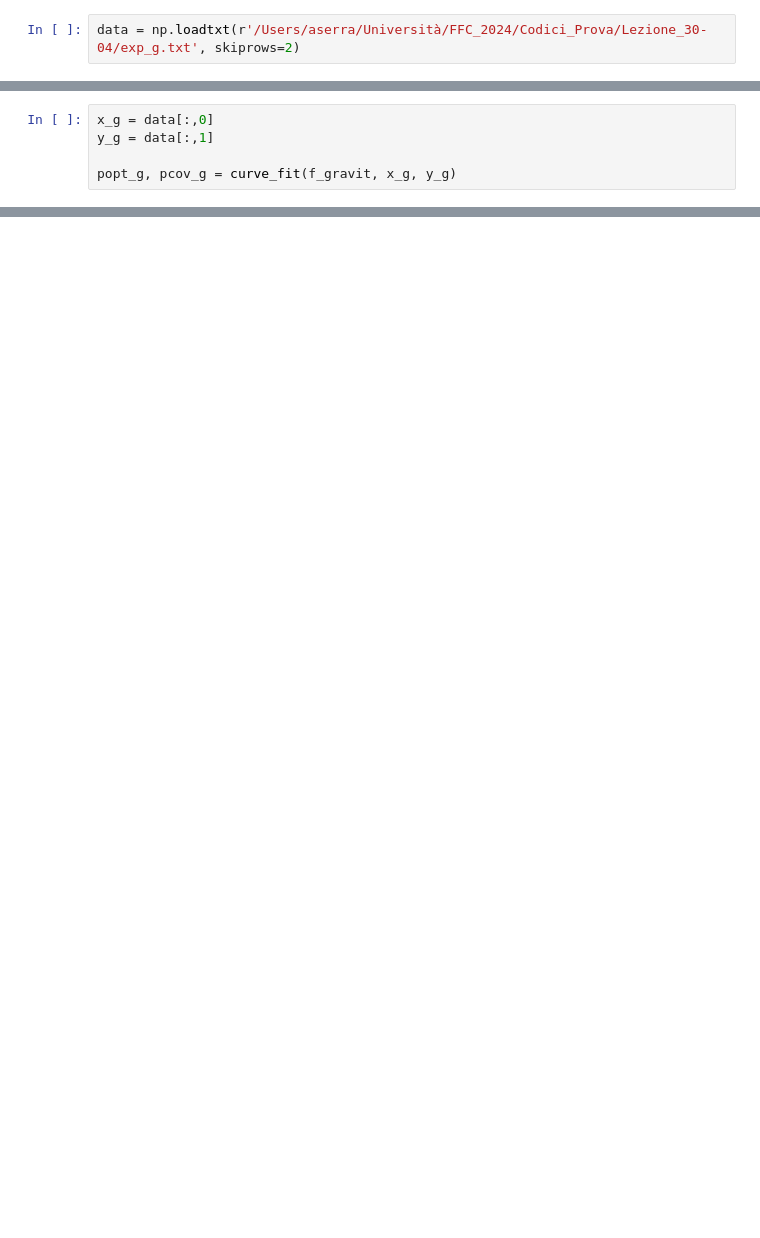
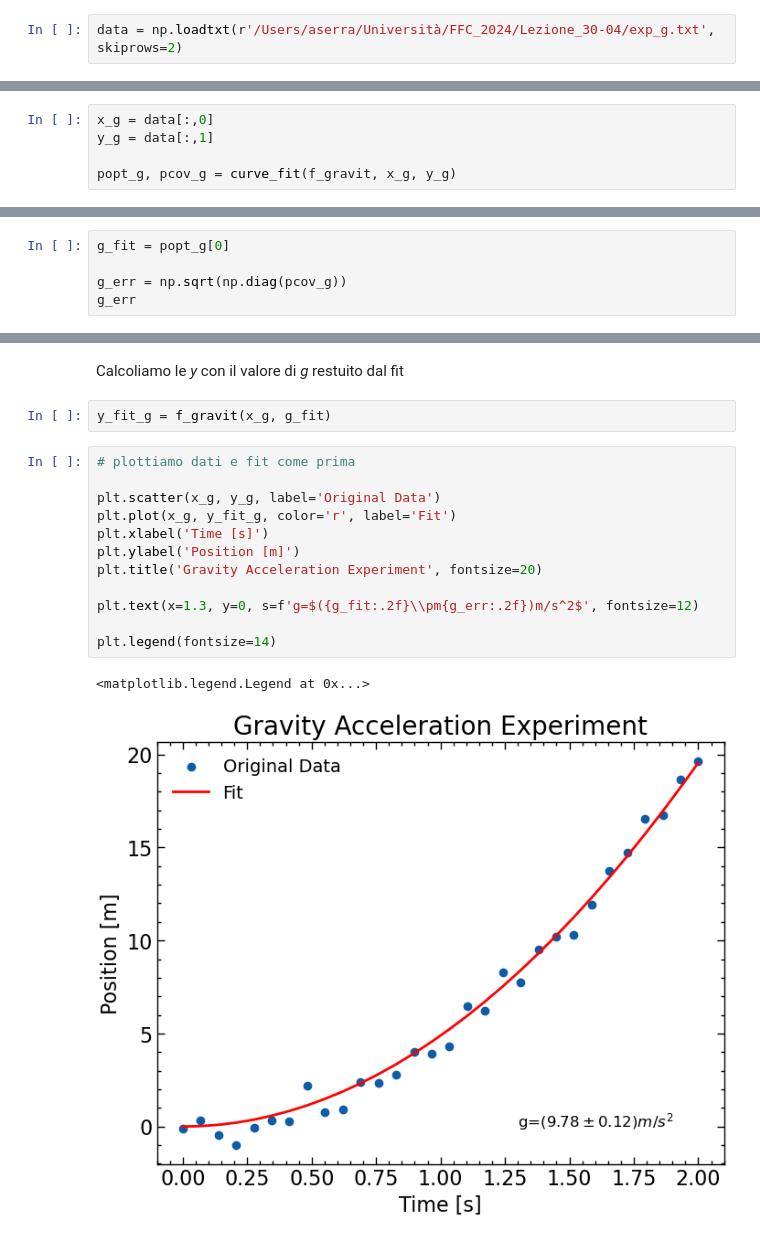
Before and after one commit to AlessandroSerra/FFC_2024, a Jupyter notebook: Lezione_30-04/Analisi.ipynb, the cells around one changed output, grey strips where cells are left out. Saved outputs shown, nothing was run; the diff lists cells and outputs as text; blank space fills up the shorter version.

```diff
--- a/Lezione_30-04/Analisi.ipynb
+++ b/Lezione_30-04/Analisi.ipynb
@@ -59,2 +165,2 @@ A = 0.96 +- 0.07, B = -1.67 +- 0.39
 # %%
-data = np.loadtxt(r'/Users/aserra/Università/FFC_2024/Codici_Prova/Lezione_30-04/exp_g.txt', skiprows=2)
+data = np.loadtxt(r'/Users/aserra/Università/FFC_2024/Lezione_30-04/exp_g.txt', skiprows=2)
@@ -76,0 +181,5 @@ plt.plot(x_g, y_fit_g, color='r')
+# %%
+g_fit = popt_g[0]
+
+g_err = np.sqrt(np.diag(pcov_g))
+g_err
@@ -76,0 +194,19 @@ plt.plot(x_g, y_fit_g, color='r')
+# %% [markdown]
+Calcoliamo le *y* con il valore di *g* restuito dal fit
+# %%
+y_fit_g = f_gravit(x_g, g_fit)
+# %%
+# plottiamo dati e fit come prima
+
+plt.scatter(x_g, y_g, label='Original Data')
+plt.plot(x_g, y_fit_g, color='r', label='Fit')
+plt.xlabel('Time [s]')
+plt.ylabel('Position [m]')
+plt.title('Gravity Acceleration Experiment', fontsize=20)
+
+plt.text(x=1.3, y=0, s=f'g=$({g_fit:.2f}\\pm{g_err:.2f})m/s^2$', fontsize=12)
+
+plt.legend(fontsize=14)
+# %% [output]
+<matplotlib.legend.Legend at 0x...>
+[figure, added]
```
Also changed, not shown: parts of 34 cells of this notebook.
